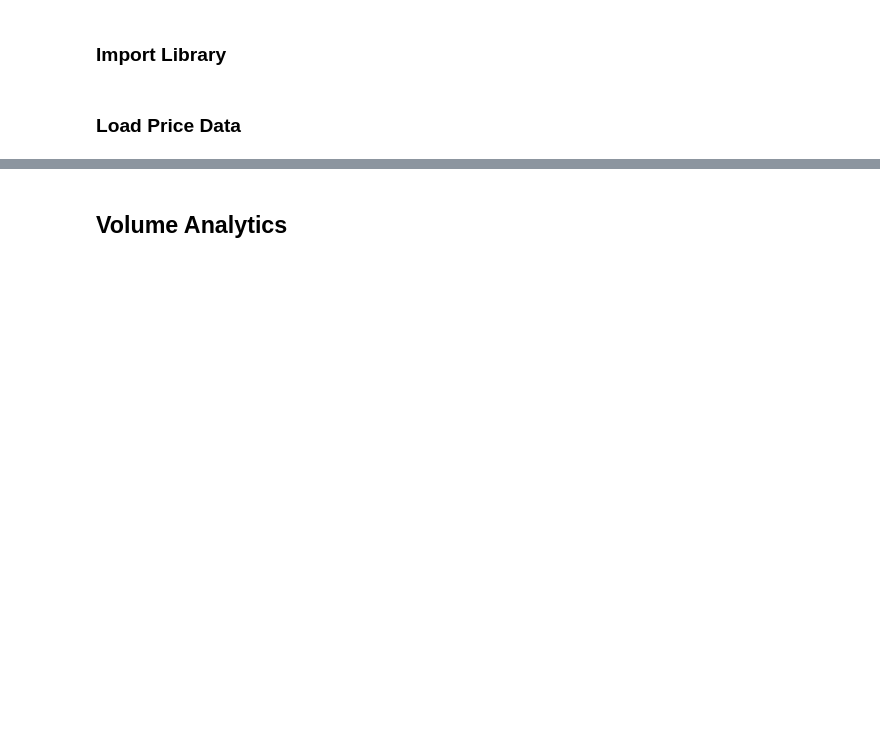
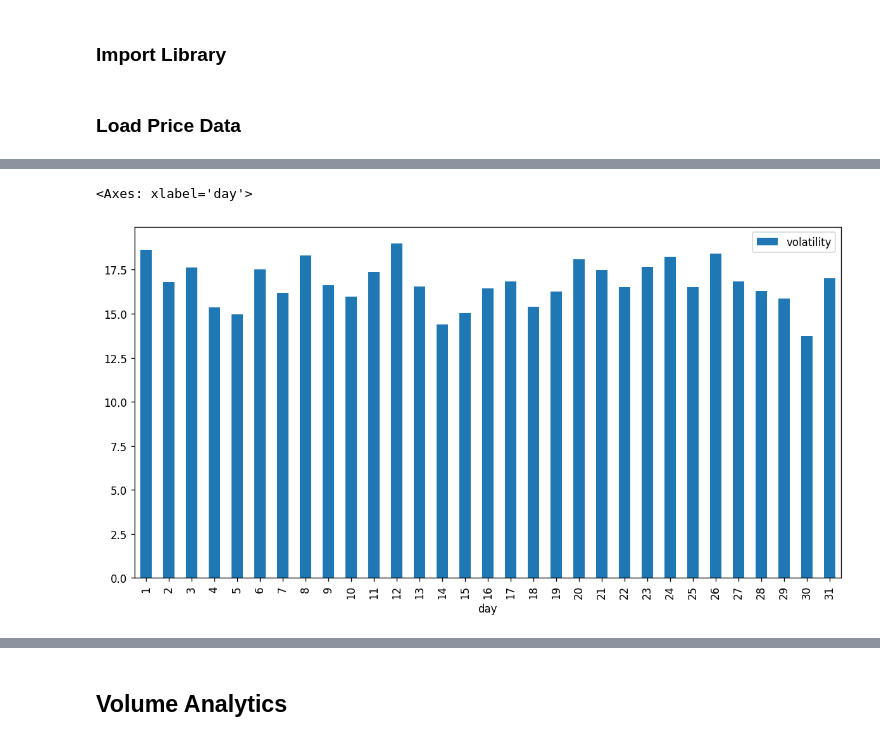
Before and after one commit to zuongthaotn/phantich-chungkhoan, a Jupyter notebook: VN30F1M/Distribution_by_time.ipynb, the cells around one changed output, grey strips where cells are left out. Saved outputs shown, nothing was run; the diff lists cells and outputs as text; code cells hidden in the pictures; blank space fills up the shorter version.

```diff
--- a/VN30F1M/Distribution_by_time.ipynb
+++ b/VN30F1M/Distribution_by_time.ipynb
@@ -78,0 +104,6 @@ month_data.dropna(subset=['Close'], inplace=True)
+# %%
+daily_data_grouped_by_hour = daily_data.groupby(['day'])[['volatility']].mean()
+daily_data_grouped_by_hour.plot.bar()
+# %% [output]
+<Axes: xlabel='day'>
+[figure, added]
```
Also changed, not shown: parts of 16 cells of this notebook, 20 other files.
